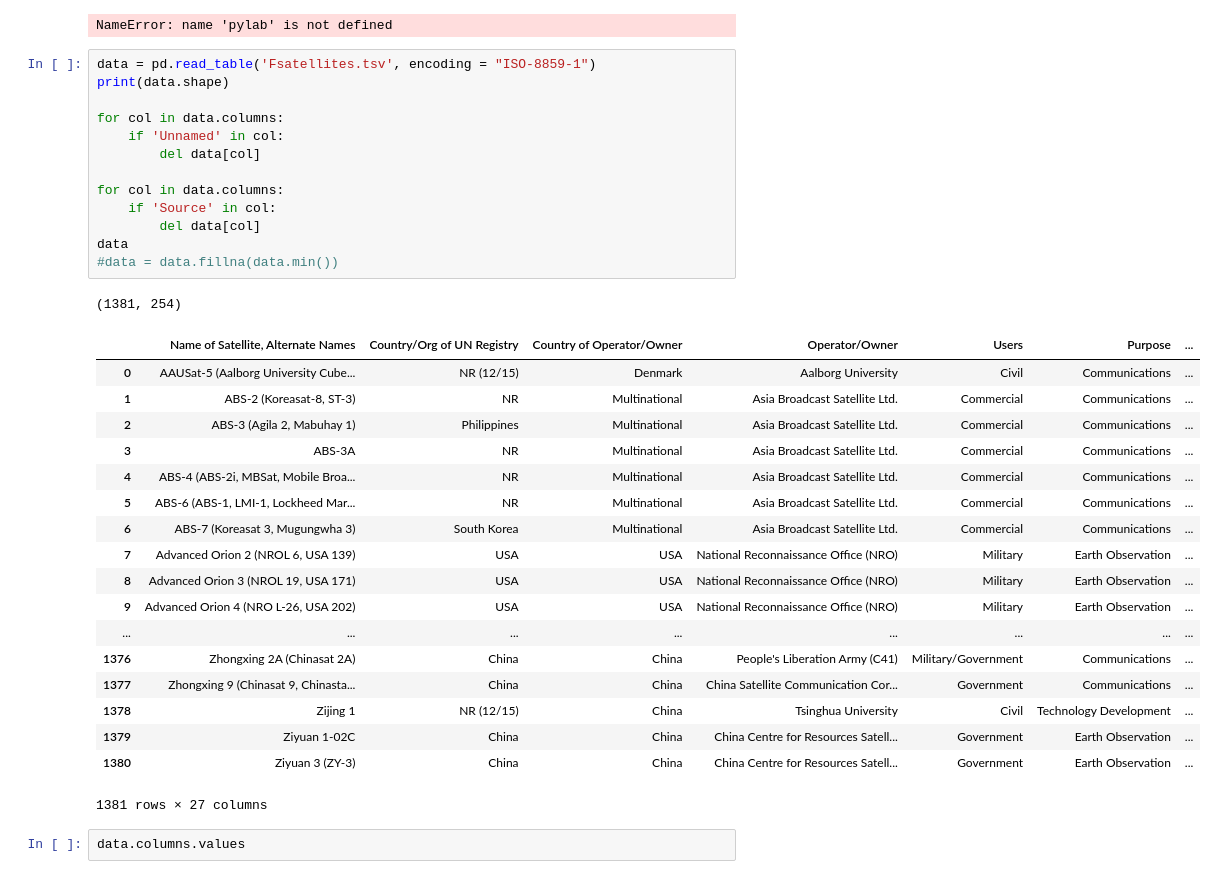
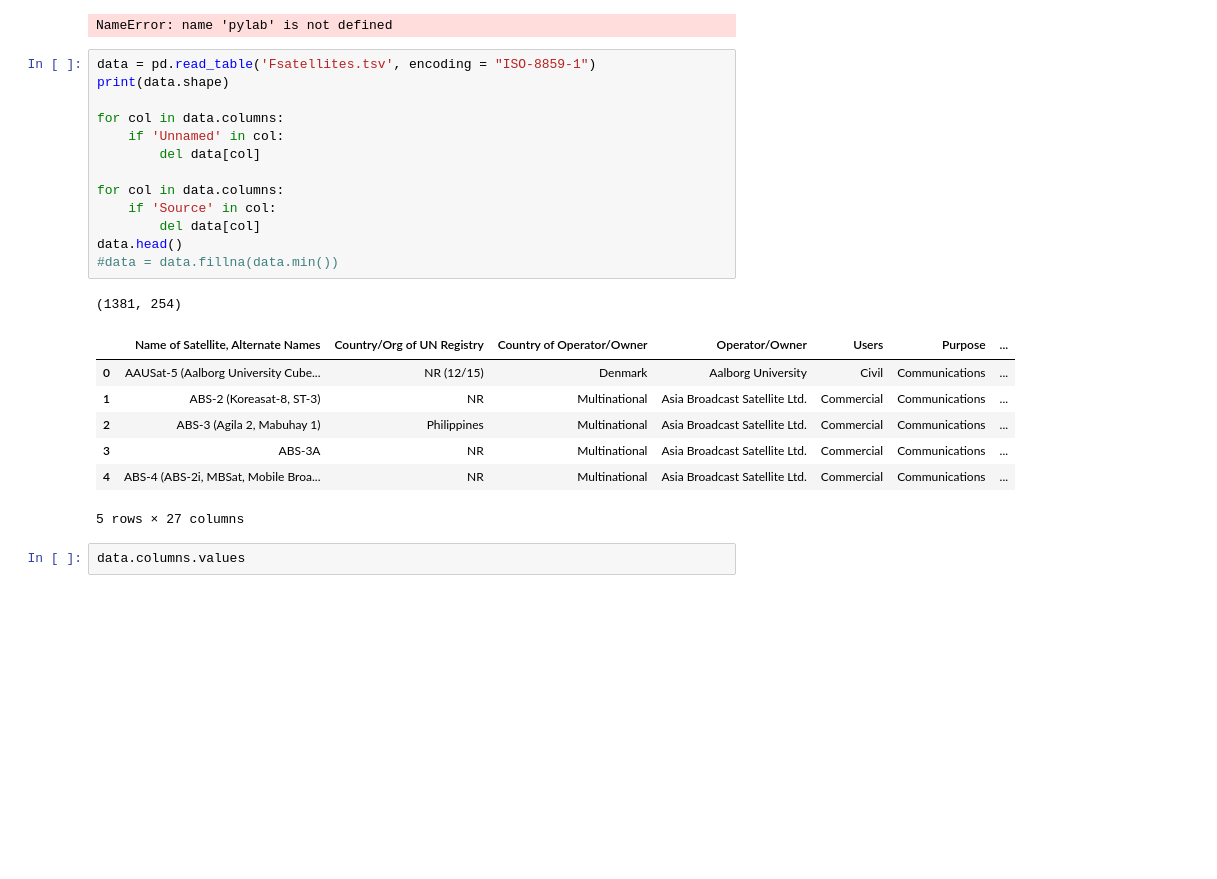
Before and after one commit to Ianssmith/Satellite_Map, a Jupyter notebook: satellites.ipynb, the cells around one changed output. Drawn from its saved outputs; the diff is of its cells as text; blank space fills up the shorter version.

Commit message:
shortened data print out to .head()

```diff
--- a/satellites.ipynb
+++ b/satellites.ipynb
@@ -11,36 +11,25 @@ NameError: name 'pylab' is not defined
 # %%
 data = pd.read_table('Fsatellites.tsv', encoding = "ISO-8859-1")
 print(data.shape)
 
 for col in data.columns:
     if 'Unnamed' in col:
         del data[col]
 
 for col in data.columns:
     if 'Source' in col:
         del data[col]
-data
+data.head()
 #data = data.fillna(data.min())
 # %% [output]
 (1381, 254)
 |  | Name of Satellite, Alternate Names | Country/Org of UN Registry | Country of Operator/Owner | Operator/Owner | Users | Purpose | ... |
 | 0 | AAUSat-5 (Aalborg University Cube... | NR (12/15) | Denmark | Aalborg University | Civil | Communications | ... |
 | 1 | ABS-2 (Koreasat-8, ST-3) | NR | Multinational | Asia Broadcast Satellite Ltd. | Commercial | Communications | ... |
 | 2 | ABS-3 (Agila 2, Mabuhay 1) | Philippines | Multinational | Asia Broadcast Satellite Ltd. | Commercial | Communications | ... |
 | 3 | ABS-3A | NR | Multinational | Asia Broadcast Satellite Ltd. | Commercial | Communications | ... |
 | 4 | ABS-4 (ABS-2i, MBSat, Mobile Broa... | NR | Multinational | Asia Broadcast Satellite Ltd. | Commercial | Communications | ... |
-| 5 | ABS-6 (ABS-1, LMI-1, Lockheed Mar... | NR | Multinational | Asia Broadcast Satellite Ltd. | Commercial | Communications | ... |
-| 6 | ABS-7 (Koreasat 3, Mugungwha 3) | South Korea | Multinational | Asia Broadcast Satellite Ltd. | Commercial | Communications | ... |
-| 7 | Advanced Orion 2 (NROL 6, USA 139) | USA | USA | National Reconnaissance Office (NRO) | Military | Earth Observation | ... |
-| 8 | Advanced Orion 3 (NROL 19, USA 171) | USA | USA | National Reconnaissance Office (NRO) | Military | Earth Observation | ... |
-| 9 | Advanced Orion 4 (NRO L-26, USA 202) | USA | USA | National Reconnaissance Office (NRO) | Military | Earth Observation | ... |
-| ... | ... | ... | ... | ... | ... | ... | ... |
-| 1376 | Zhongxing 2A (Chinasat 2A) | China | China | People's Liberation Army (C41) | Military/Government | Communications | ... |
-| 1377 | Zhongxing 9 (Chinasat 9, Chinasta... | China | China | China Satellite Communication Cor... | Government | Communications | ... |
-| 1378 | Zijing 1 | NR (12/15) | China | Tsinghua University | Civil | Technology Development | ... |
-| 1379 | Ziyuan 1-02C | China | China | China Centre for Resources Satell... | Government | Earth Observation | ... |
-| 1380 | Ziyuan 3 (ZY-3) | China | China | China Centre for Resources Satell... | Government | Earth Observation | ... |
-1381 rows × 27 columns
+5 rows × 27 columns
 # %%
 data.columns.values
 # %% [output]
```
